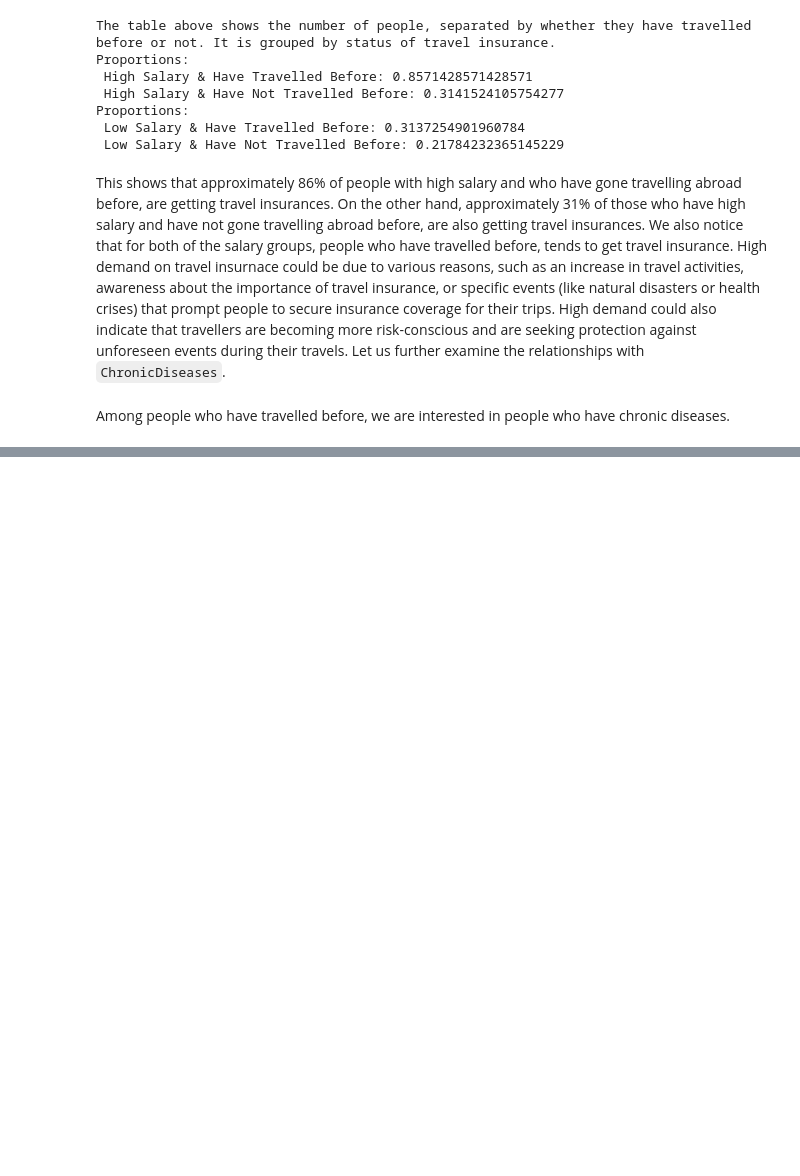
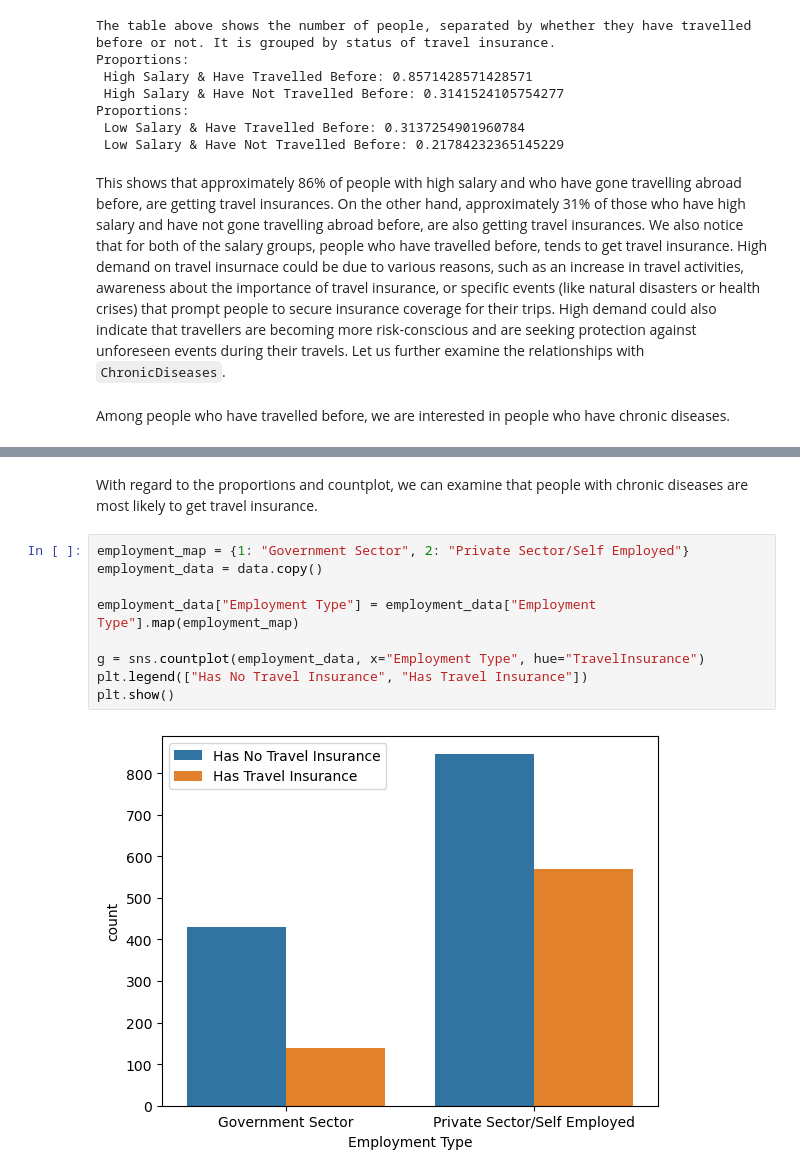
Before and after one commit to lojnys/data_science_project, a Jupyter notebook: Travel_Insurance_Classification/Proposal.ipynb, the cells around one changed output, grey strips where cells are left out. Cells and saved outputs as stored; diff of their text form; blank space fills up the shorter version.

```diff
--- a/Travel_Insurance_Classification/Proposal.ipynb
+++ b/Travel_Insurance_Classification/Proposal.ipynb
@@ -322,0 +345,13 @@ disease
+# %% [markdown]
+With regard to the proportions and countplot, we can examine that people with chronic diseases are most likely to get travel insurance.
+# %%
+employment_map = {1: "Government Sector", 2: "Private Sector/Self Employed"}
+employment_data = data.copy()
+
+employment_data["Employment Type"] = employment_data["Employment Type"].map(employment_map)
+
+g = sns.countplot(employment_data, x="Employment Type", hue="TravelInsurance")
+plt.legend(["Has No Travel Insurance", "Has Travel Insurance"])
+plt.show()
+# %% [output]
+[figure, added]
```
Also changed, not shown: parts of 14 cells of this notebook.
